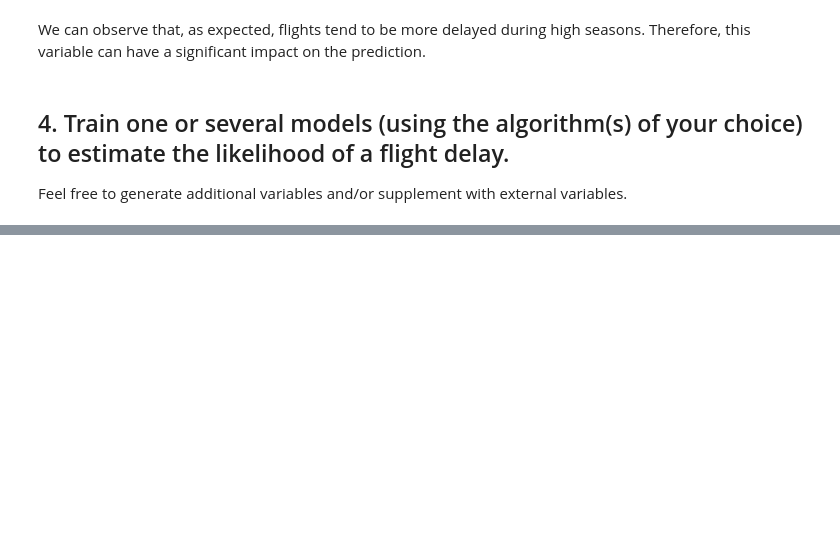
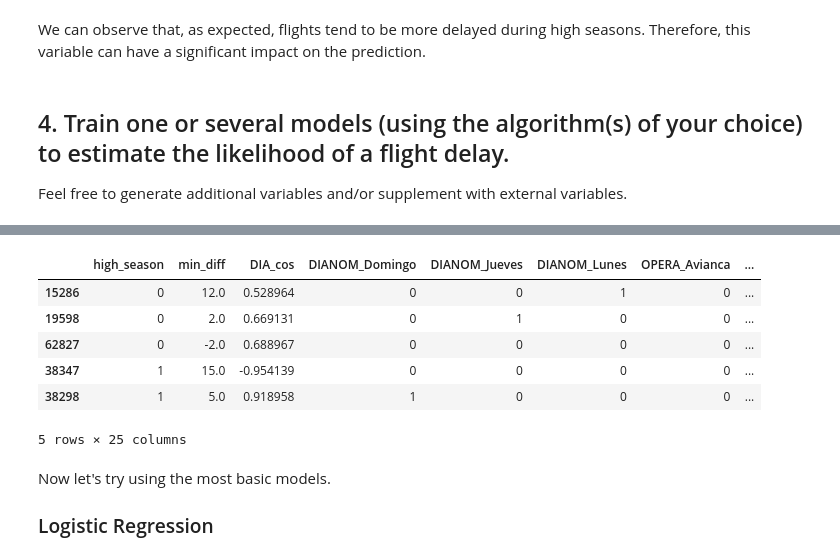
Before and after one commit to Konnits/Latam-Postulation, a Jupyter notebook: solution.ipynb, the cells around one changed output, grey strips where cells are left out. Cells and saved outputs as stored; diff of their text form; code cells hidden in the pictures; blank space fills up the shorter version.

```diff
--- a/solution.ipynb
+++ b/solution.ipynb
@@ -386,0 +486,2 @@ Feel free to generate additional variables and/or supplement with external varia
+# %%
+mutual_inf = mutual_info_classif(X_train_pca, y_train, random_state = SEED)
@@ -386,0 +493,3 @@ Feel free to generate additional variables and/or supplement with external varia
+# %%
+columns_mi = X_train.columns[np.where(mutual_inf > mean)[0]]
+columns_mi
@@ -386,0 +506,17 @@ Feel free to generate additional variables and/or supplement with external varia
+# %%
+X_train_mi = X_train[columns_mi]
+X_test_mi = X_test[columns_mi]
+# %%
+X_test_mi.head()
+# %% [output]
+|  | high_season | min_diff | DIA_cos | DIANOM_Domingo | DIANOM_Jueves | DIANOM_Lunes | OPERA_Avianca | ... |
+| 15286 | 0 | 12.0 | 0.528964 | 0 | 0 | 1 | 0 | ... |
+| 19598 | 0 | 2.0 | 0.669131 | 0 | 1 | 0 | 0 | ... |
+| 62827 | 0 | -2.0 | 0.688967 | 0 | 0 | 0 | 0 | ... |
+| 38347 | 1 | 15.0 | -0.954139 | 0 | 0 | 0 | 0 | ... |
+| 38298 | 1 | 5.0 | 0.918958 | 1 | 0 | 0 | 0 | ... |
+5 rows × 25 columns
+# %% [markdown]
+Now let's try using the most basic models.
+
+### Logistic Regression
```
Also changed, not shown: parts of 27 cells of this notebook.
